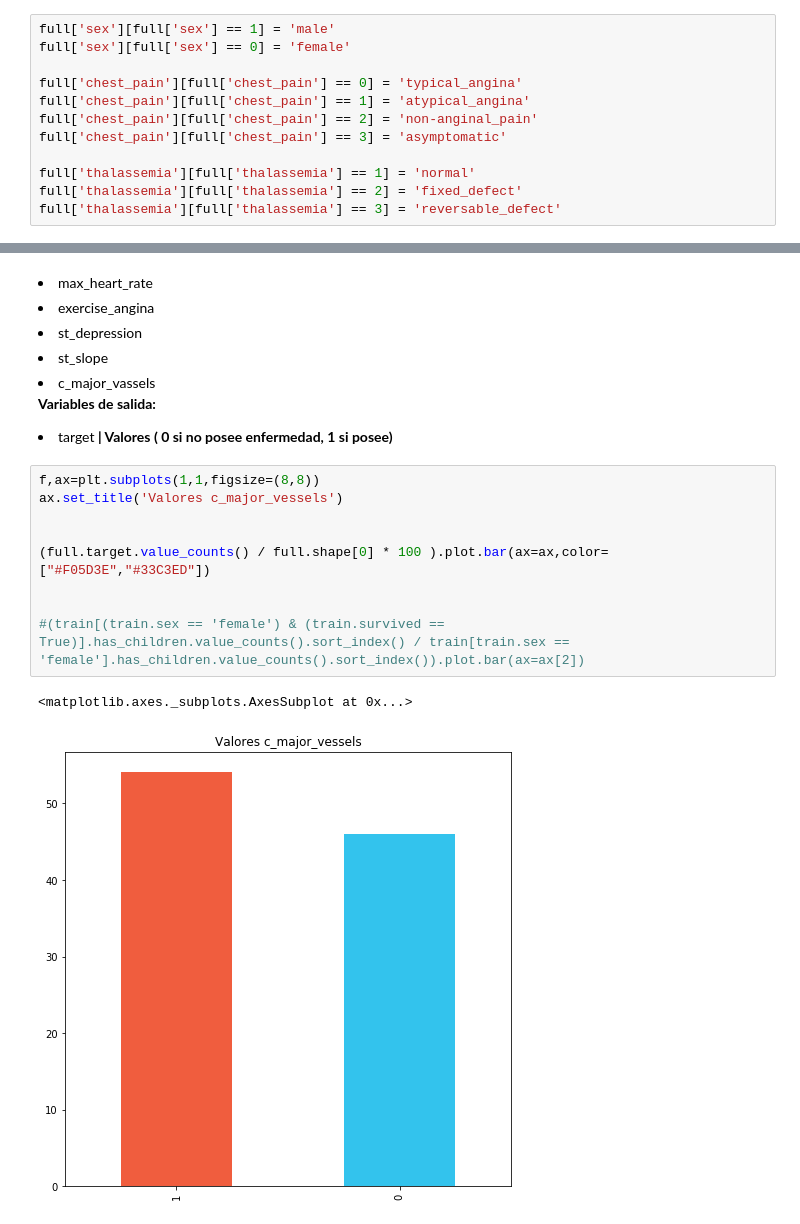
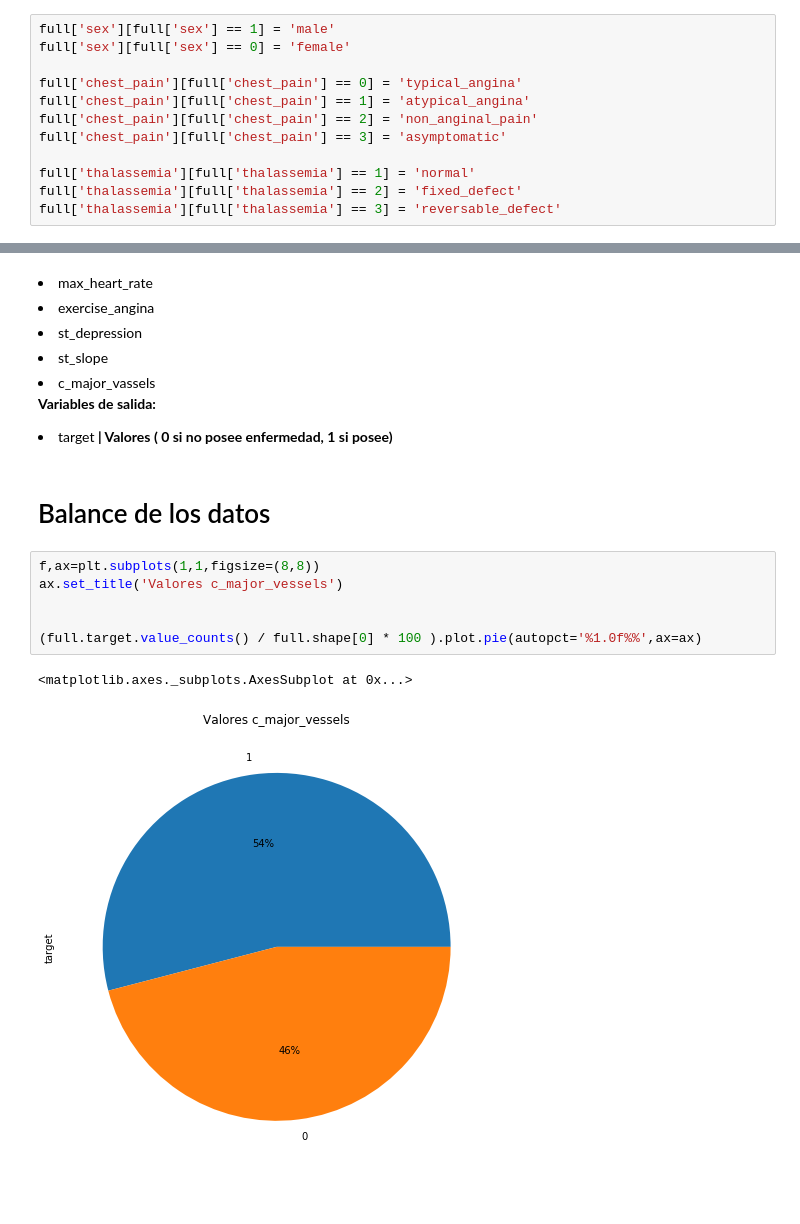
Before and after one commit to NicoMalta/ml_ucse, a Jupyter notebook: tp1_exploration.ipynb, the cells around one changed output, grey strips where cells are left out. Cells and saved outputs as stored; diff of their text form.

```diff
--- a/tp1_exploration.ipynb
+++ b/tp1_exploration.ipynb
@@ -179,7 +197,7 @@ full['sex'][full['sex'] == 0] = 'female'
 
 full['chest_pain'][full['chest_pain'] == 0] = 'typical_angina'
 full['chest_pain'][full['chest_pain'] == 1] = 'atypical_angina'
-full['chest_pain'][full['chest_pain'] == 2] = 'non-anginal_pain'
+full['chest_pain'][full['chest_pain'] == 2] = 'non_anginal_pain'
 full['chest_pain'][full['chest_pain'] == 3] = 'asymptomatic'
 
 full['thalassemia'][full['thalassemia'] == 1] = 'normal'
@@ -236,15 +275,14 @@ full.head()
 <li>c_major_vassels</li>
 
 <strong> Variables de salida: </strong> <li> target <strong> | Valores ( 0 si no posee enfermedad, 1 si posee) </strong> </li>
+# %% [markdown]
+# Balance de los datos
 # %%
 f,ax=plt.subplots(1,1,figsize=(8,8))
 ax.set_title('Valores c_major_vessels')
 
 
-(full.target.value_counts() / full.shape[0] * 100 ).plot.bar(ax=ax,color=["#F05D3E","#33C3ED"])
-
-
-#(train[(train.sex == 'female') & (train.survived == True)].has_children.value_counts().sort_index() / train[train.sex == 'female'].has_children.value_counts().sort_index()).plot.bar(ax=ax[2])
+(full.target.value_counts() / full.shape[0] * 100 ).plot.pie(autopct='%1.0f%%',ax=ax)
 # %% [output]
 <matplotlib.axes._subplots.AxesSubplot at 0x...>
-[figure, old version]
+[figure, new version]
```
Also changed, not shown: parts of 21 cells of this notebook.
